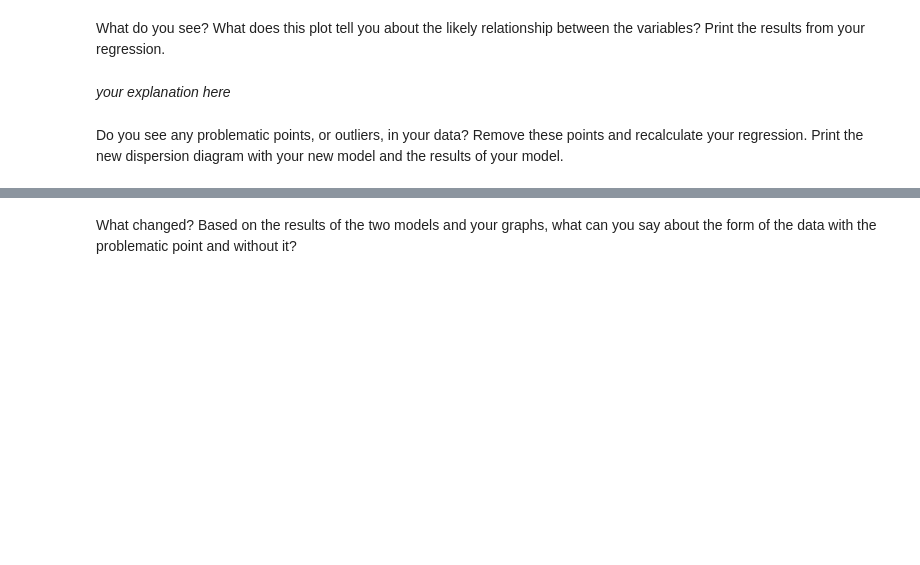
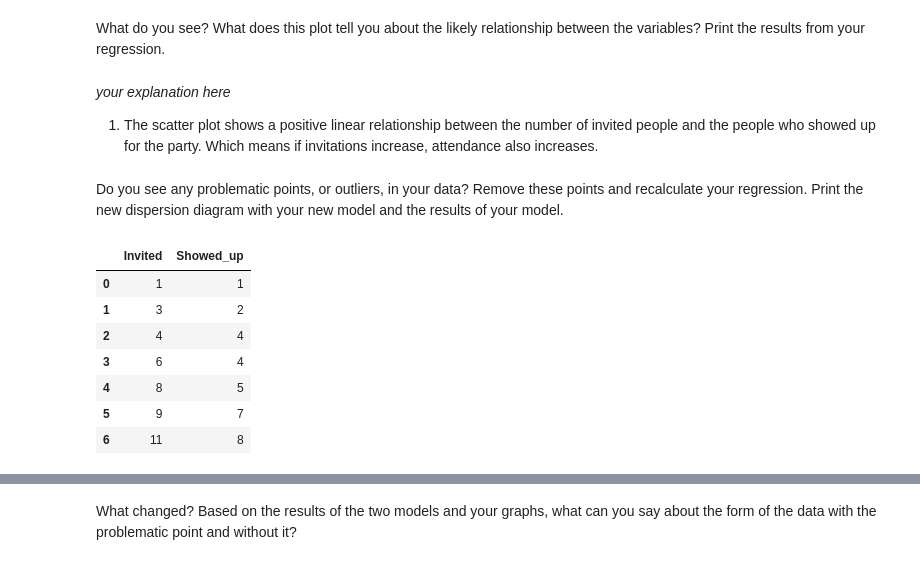
Before and after one commit to ironhack-labs/lab-regression-analysis-en, a Jupyter notebook: your-code/lab-regression-analysis.ipynb, the cells around one changed output, grey strips where cells are left out. Cells and saved outputs as stored; diff of their text form; code cells hidden in the pictures; blank space fills up the shorter version.

```diff
--- a/your-code/lab-regression-analysis.ipynb
+++ b/your-code/lab-regression-analysis.ipynb
@@ -368,7 +368,8 @@ plt.show()
 [figure]
 # %% [markdown]
 What do you see? What does this plot tell you about the likely relationship between the variables? Print the results from your regression.
-# %% [markdown]
-*your explanation here*
+# %% [markdown]
+*your explanation here*
+1. The scatter plot shows a positive linear relationship between the number of invited people and the people who showed up for the party. Which means if invitations increase, attendance also increases.
 # %% [markdown]
 Do you see any problematic points, or outliers, in your data? Remove these points and recalculate your regression. Print the new dispersion diagram with your new model and the results of your model.
@@ -374,0 +379,12 @@ Do you see any problematic points, or outliers, in your data? Remove these point
+# %%
+Outlier = residual < -1.5
+df[Outlier]
+# %% [output]
+|  | Invited | Showed_up |
+| 0 | 1 | 1 |
+| 1 | 3 | 2 |
+| 2 | 4 | 4 |
+| 3 | 6 | 4 |
+| 4 | 8 | 5 |
+| 5 | 9 | 7 |
+| 6 | 11 | 8 |
```
Also changed, not shown: parts of 5 cells of this notebook.
